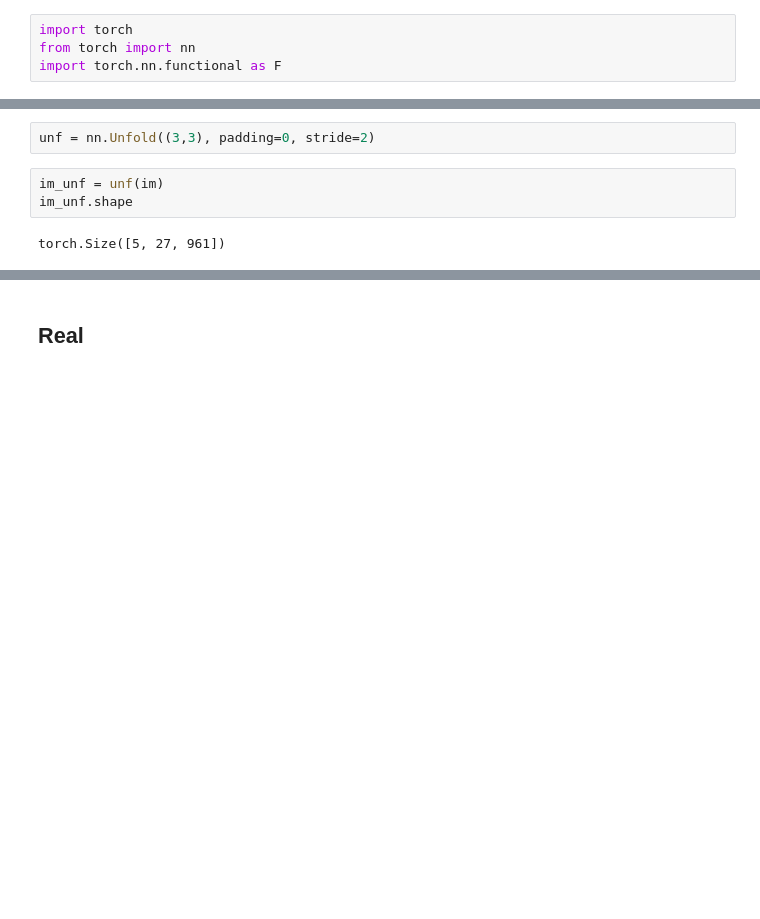
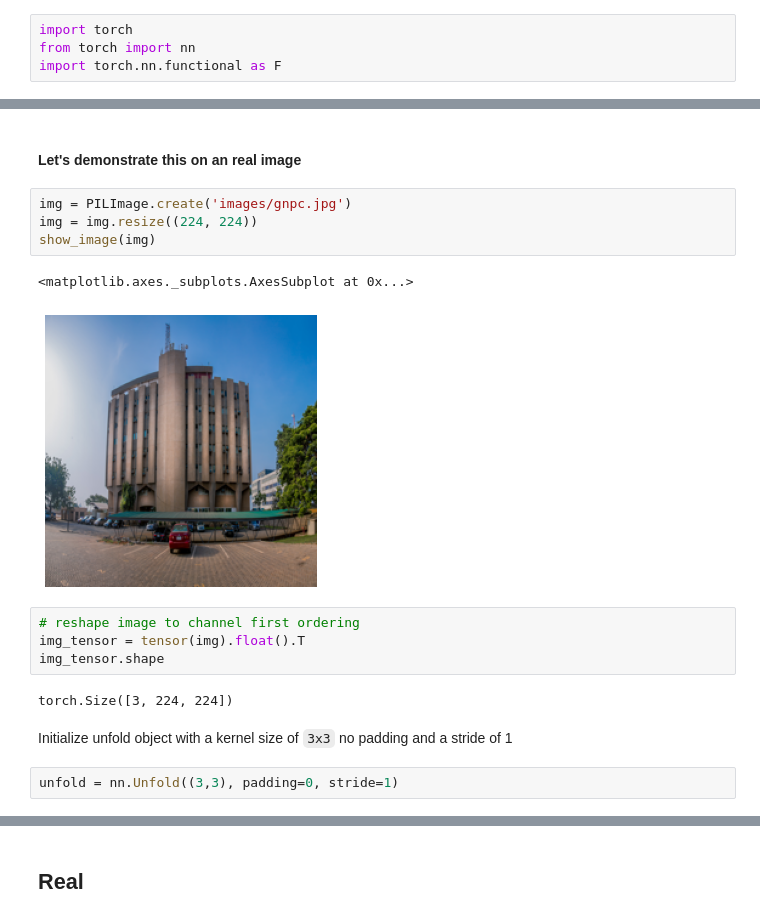
Before and after one commit to asiedubrempong/fastai-experiments, a Jupyter notebook: foundations/cnn_from_scratch.ipynb, the cells around one changed output, grey strips where cells are left out. Saved outputs shown, nothing was run; the diff lists cells and outputs as text; blank space fills up the shorter version.

```diff
--- a/foundations/cnn_from_scratch.ipynb
+++ b/foundations/cnn_from_scratch.ipynb
@@ -17,7 +27,19 @@ weights = torch.randn((32, 3, 3, 3))
+# %% [markdown]
+#### Let's demonstrate this on an real image
+# %%
+img = PILImage.create('images/gnpc.jpg')
+img = img.resize((224, 224))
+show_image(img)
+# %% [output]
+<matplotlib.axes._subplots.AxesSubplot at 0x...>
+[figure, added]
+# %%
+# reshape image to channel first ordering
+img_tensor = tensor(img).float().T
+img_tensor.shape
+# %% [output]
+torch.Size([3, 224, 224])
+# %% [markdown]
+Initialize unfold object with a kernel size of `3x3` no padding and a stride of 1
 # %%
-unf = nn.Unfold((3,3), padding=0, stride=2)
+unfold = nn.Unfold((3,3), padding=0, stride=1)
-# %%
-im_unf = unf(im)
-im_unf.shape
-# %% [output]
-torch.Size([5, 27, 961])
```
Also changed, not shown: parts of 37 cells of this notebook, 4 other files.
